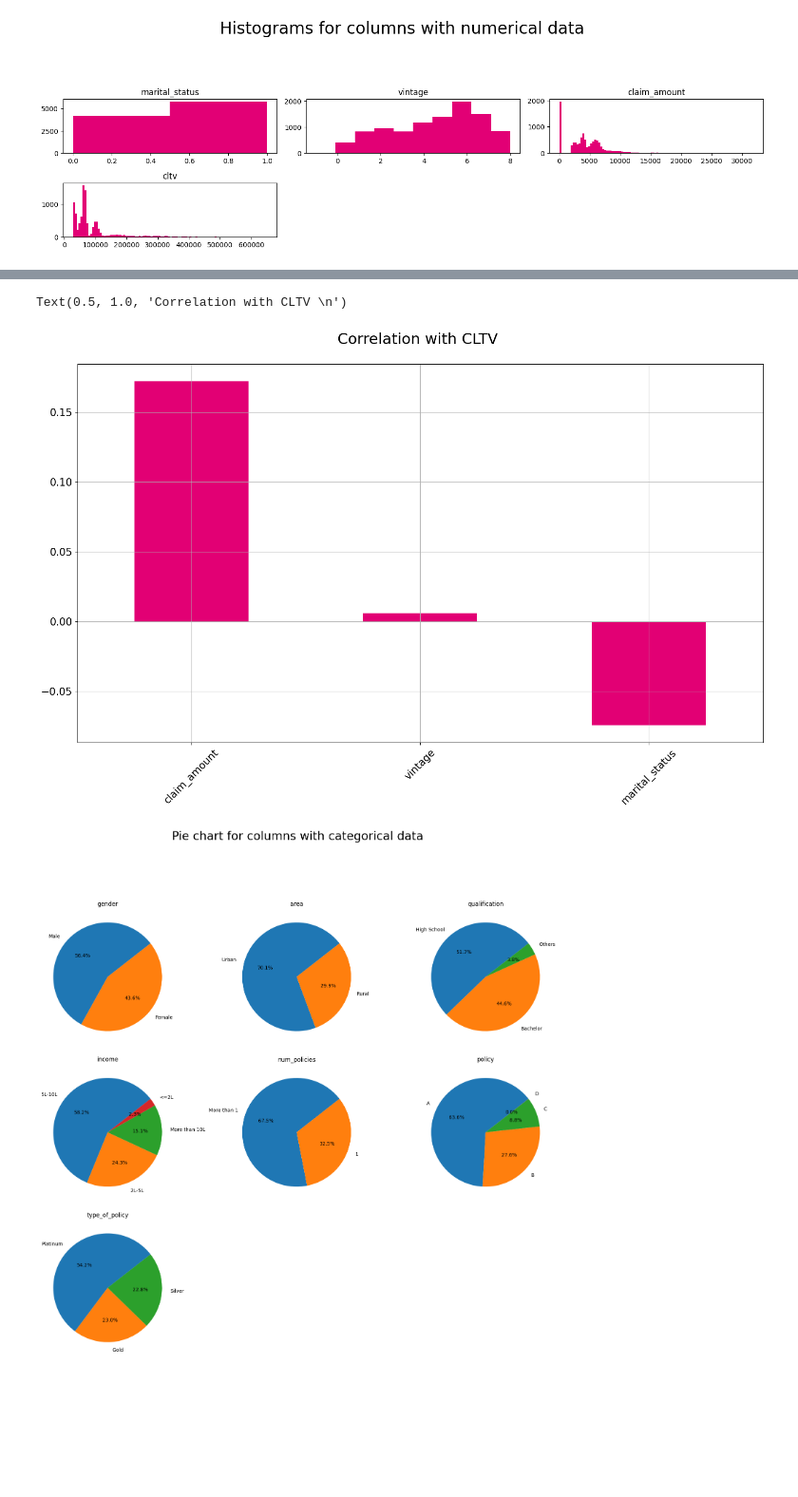
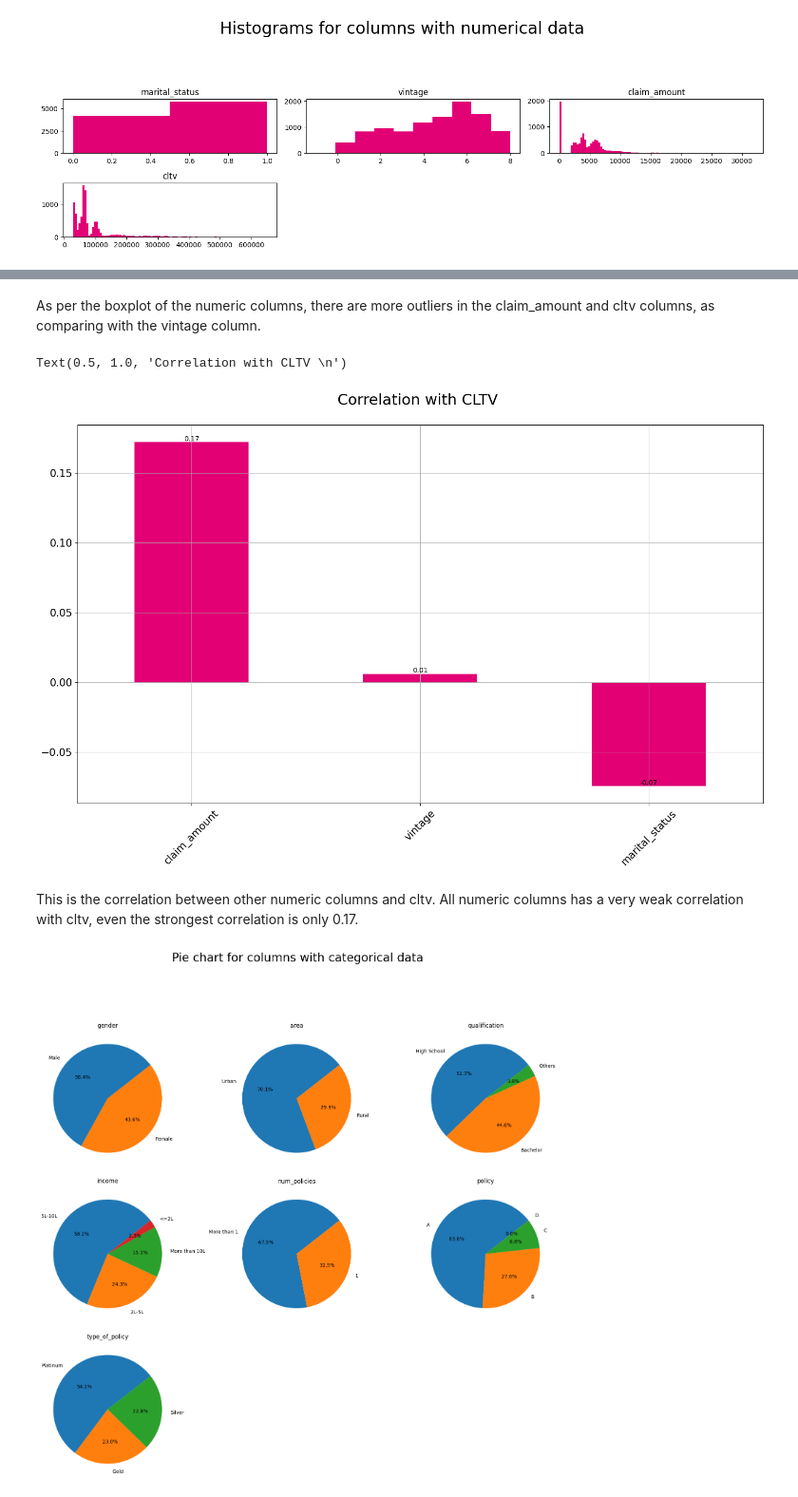
Before and after one commit to bkty1122/bkty1122, a Jupyter notebook: master-school-project/COM6101-Ass-1/Q3_p233340.ipynb, the cells around one changed output, grey strips where cells are left out. Shown at 95% size. Drawn from its saved outputs; the diff is of its cells as text; code cells hidden in the pictures; blank space fills up the shorter version.

```diff
--- a/master-school-project/COM6101-Ass-1/Q3_p233340.ipynb
+++ b/master-school-project/COM6101-Ass-1/Q3_p233340.ipynb
@@ -122,20 +130,27 @@ NameError: name 'sns' is not defined
+# %% [markdown]
+As per the boxplot of the numeric columns, there are more outliers in the claim_amount and cltv columns, as comparing with the vintage column.
 # %%
 # correlation of numerical columns with cltv
 # Correlation between churn and selected boolean and numeric variables
 plt.figure(6)
 
 correlations = df.select_dtypes(include = ['float64', 'int64']).corr()['cltv'].sort_values(ascending = False)
 correlations = correlations[correlations!=1]
 correlations.plot.bar(
         figsize = (18, 10),
         fontsize = 15,
         color = '#e20074',
         rot = 45, grid = True)
+# plot number or correlation values
+for i in range(len(correlations)):
+    plt.text(i, correlations[i], round(correlations[i], 2), ha = 'center', va = 'bottom')
 
 plt.title('Correlation with CLTV \n', horizontalalignment="center", fontstyle = "normal", fontsize = "22", fontfamily = "sans-serif")
 # %% [output]
 Text(0.5, 1.0, 'Correlation with CLTV \n')
-[figure, old version]
+[figure, new version]
+# %% [markdown]
+This is the correlation between other numeric columns and cltv. All numeric columns has a very weak correlation with cltv, even the strongest correlation is only 0.17.
 # %%
 # pie chart for categorical data
 ds_pie = df.select_dtypes(include=['object'])
```
Also changed, not shown: parts of 5 cells of this notebook, 2 other files.
